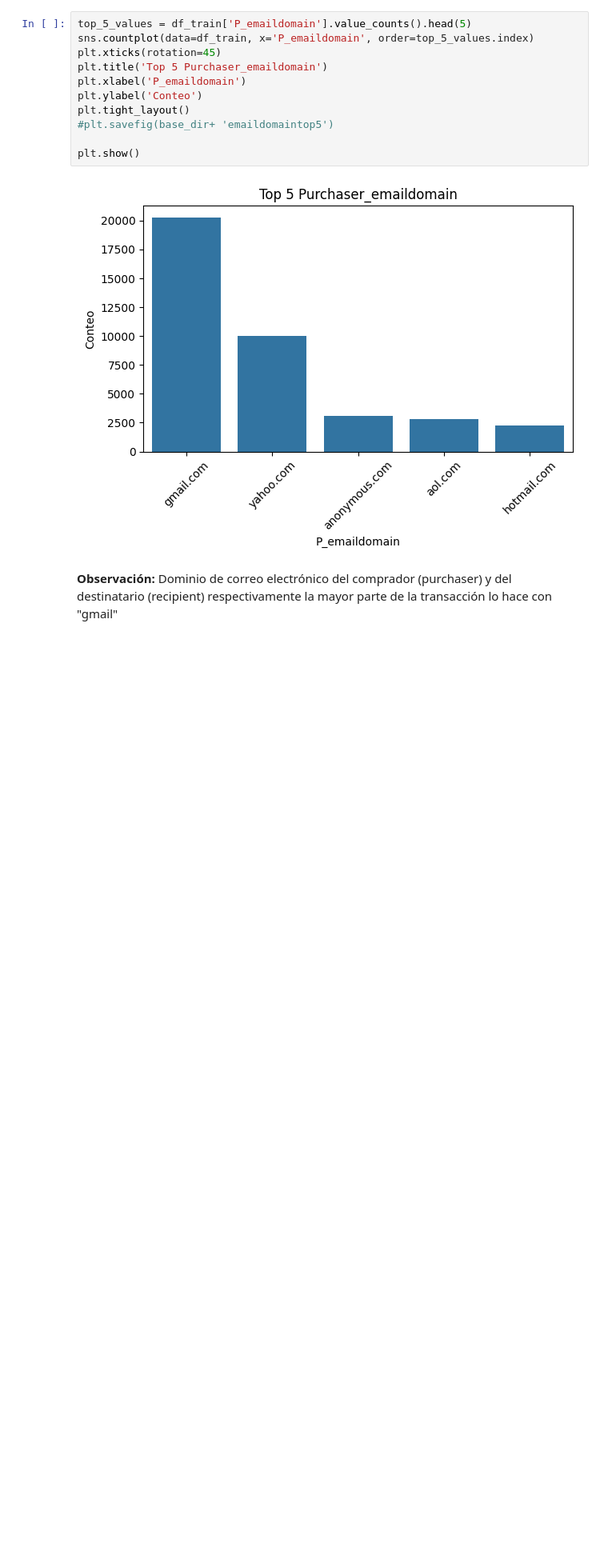
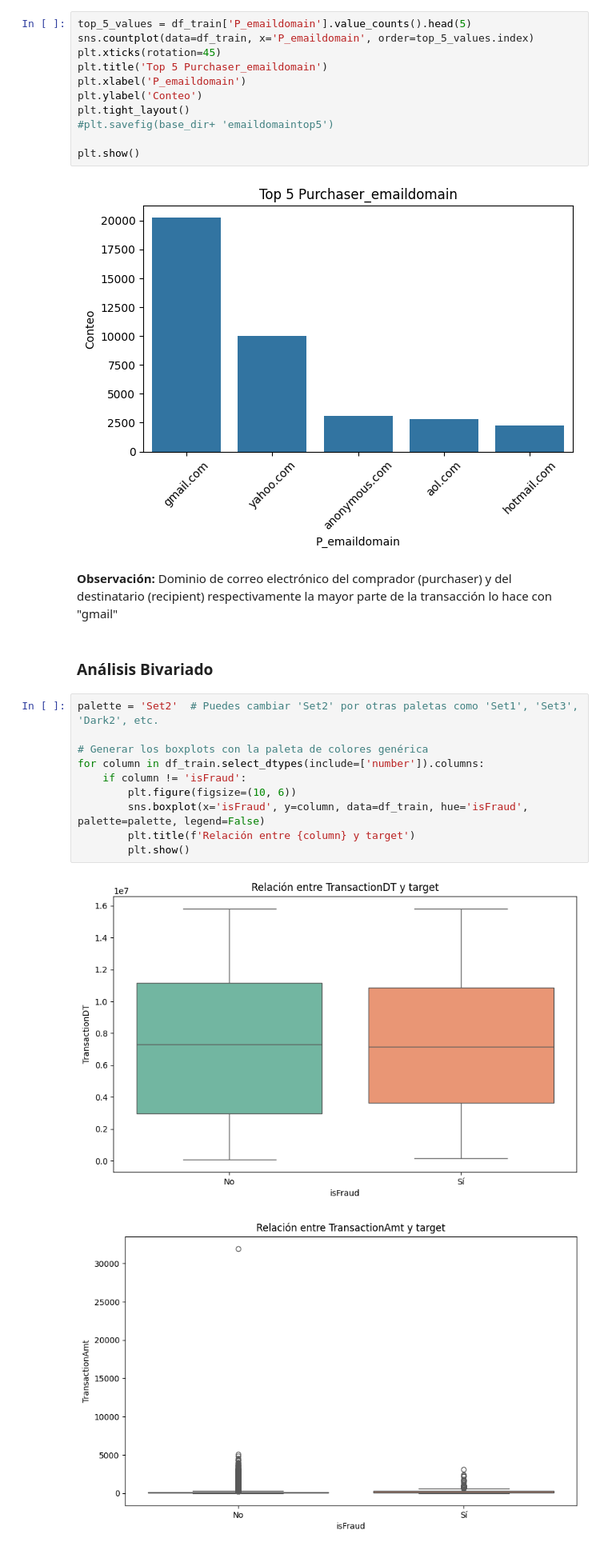
Before and after one commit to JRamos84/deteccion_fraude, a Jupyter notebook: notebooks/01_Exploratiry_Data_Analysis.ipynb, the cells around one changed output. Shown: that part at 80% size. Cells and saved outputs as stored; diff of their text form; blank space fills up the shorter version.

Commit message:
inicio de analisis bivariado

```diff
--- a/notebooks/01_Exploratiry_Data_Analysis.ipynb
+++ b/notebooks/01_Exploratiry_Data_Analysis.ipynb
@@ -676,3 +678,18 @@ plt.show()
 [figure]
 # %% [markdown]
 **Observación:** Dominio de correo electrónico del comprador (purchaser) y del destinatario (recipient) respectivamente la mayor parte de la transacción lo hace con "gmail"
+# %% [markdown]
+### Análisis Bivariado
+# %%
+palette = 'Set2'  # Puedes cambiar 'Set2' por otras paletas como 'Set1', 'Set3', 'Dark2', etc.
+
+# Generar los boxplots con la paleta de colores genérica
+for column in df_train.select_dtypes(include=['number']).columns:
+    if column != 'isFraud':
+        plt.figure(figsize=(10, 6))
+        sns.boxplot(x='isFraud', y=column, data=df_train, hue='isFraud', palette=palette, legend=False)
+        plt.title(f'Relación entre {column} y target')
+        plt.show()
+# %% [output]
+[figure, added]
+[figure, added]
```
Also changed, not shown: parts of 3 cells of this notebook.
